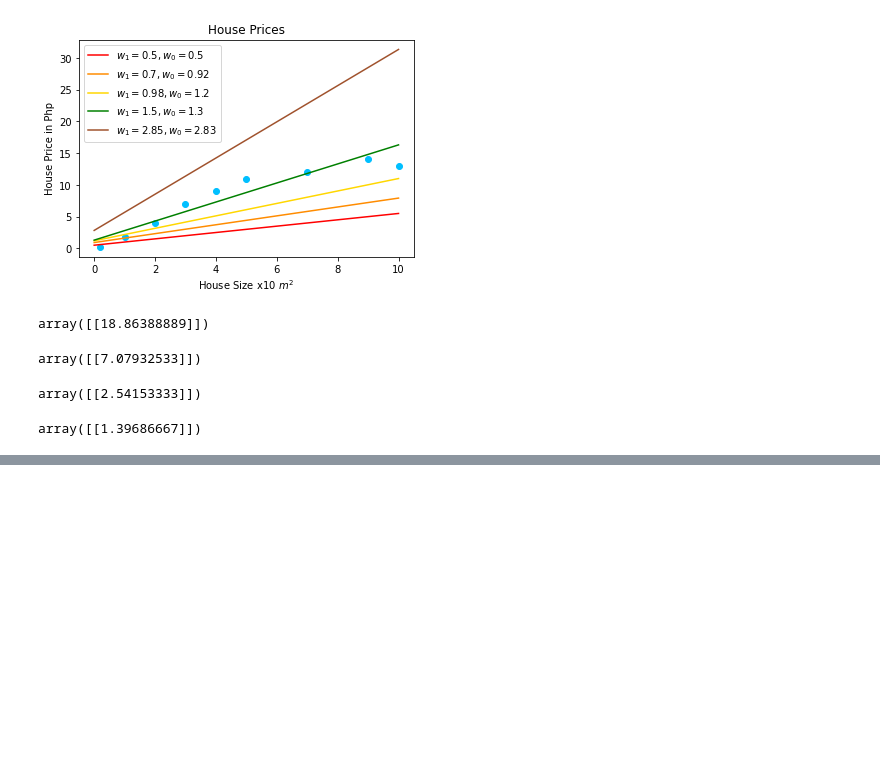
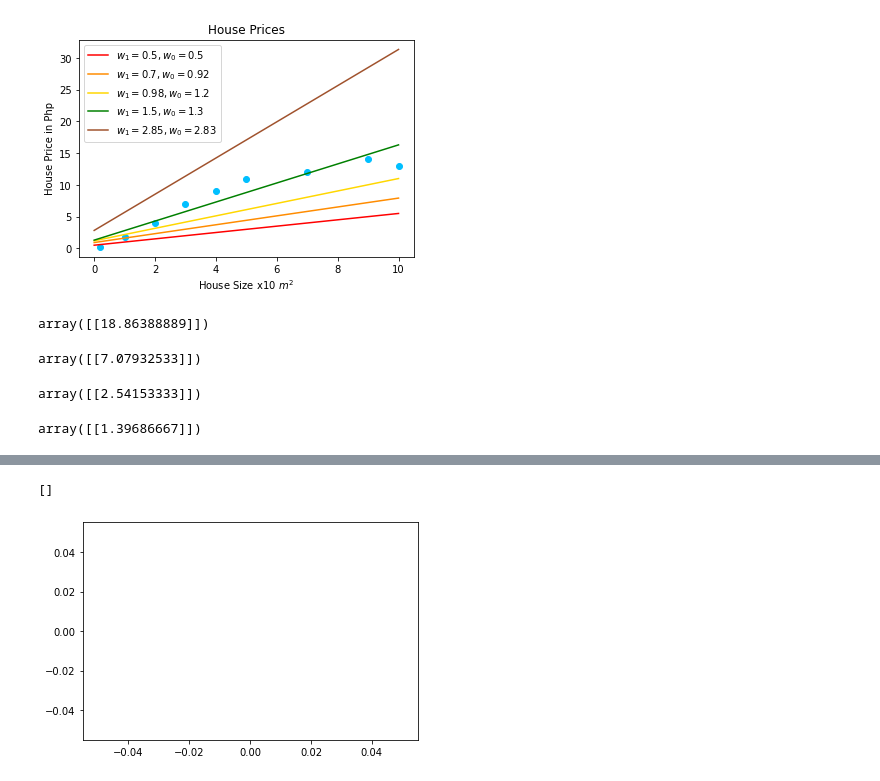
Before and after one commit to GDSC-CPU/tf-workshop, a Jupyter notebook: notebooks/playground.ipynb, the cells around one changed output, grey strips where cells are left out. Cells and saved outputs as stored; diff of their text form; code cells hidden in the pictures; blank space fills up the shorter version.

```diff
--- a/notebooks/playground.ipynb
+++ b/notebooks/playground.ipynb
@@ -209,0 +212,5 @@ array([[12.80247617],
+# %%
+plt.legend()
+# %% [output]
+[]
+[figure, added]
```
Also changed, not shown: parts of 4 cells of this notebook, 1 other file.
